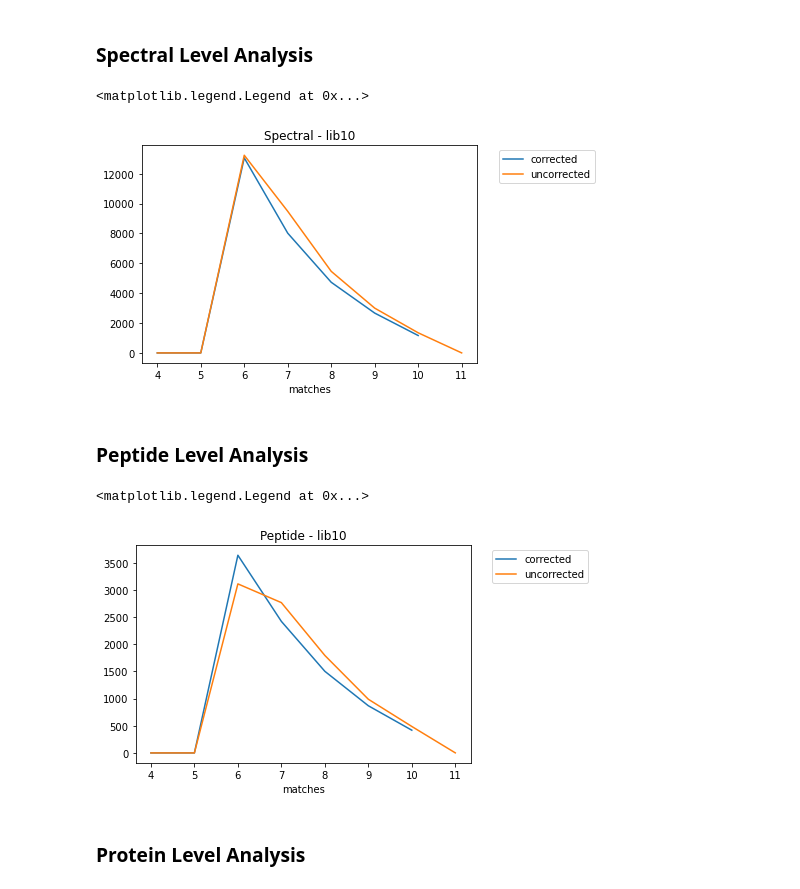
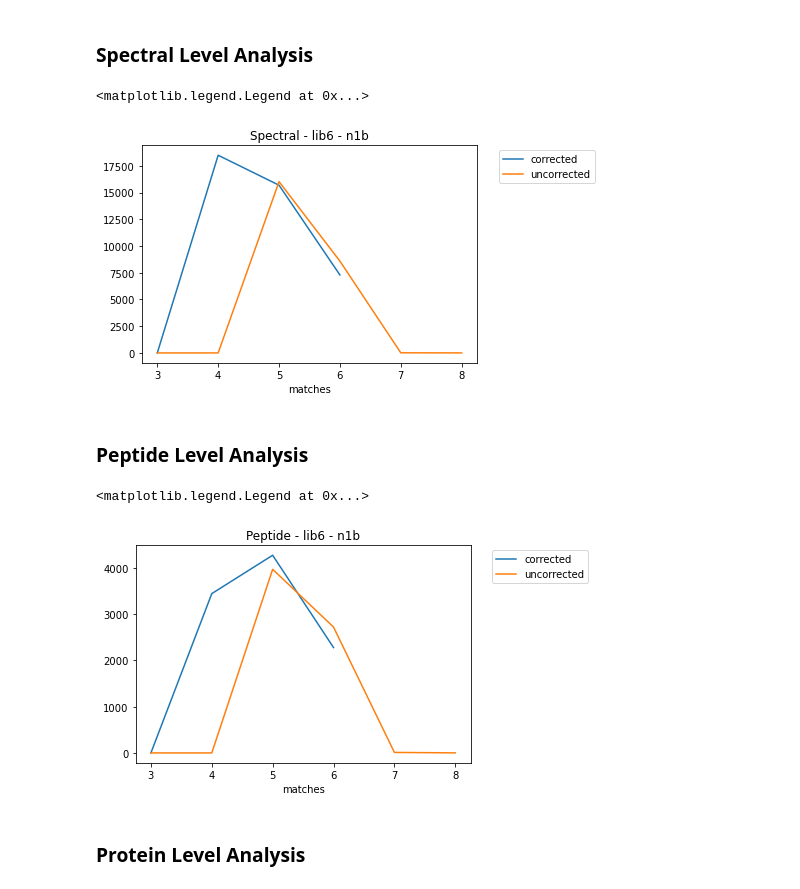
Before and after one commit to xomicsdatascience/zoDIAq, a Jupyter notebook: FDRGraph_graphs_libraryVariants.ipynb, the cells around one changed output. Saved outputs shown, nothing was run; the diff lists cells and outputs as text; code cells hidden in the pictures.

```diff
--- a/FDRGraph_graphs_libraryVariants.ipynb
+++ b/FDRGraph_graphs_libraryVariants.ipynb
@@ -56,8 +58,9 @@ print(len(listOfFiles))
 #listOfFiles = listOfFiles[52:70]
 #listOfFiles = listOfFiles[70:]
 
-#listOfFiles = [x for x in listOfFiles if '5peaks' in x]
-listOfFiles = [x for x in listOfFiles if '10peaks' in x]
+listOfFiles = [x for x in listOfFiles if ('6peaks' in x and 'n1b' in x)]
+#listOfFiles = [x for x in listOfFiles if '6peaks' in x]
+#listOfFiles = [x for x in listOfFiles if '10peaks' in x]
 #listOfFiles = [x for x in listOfFiles if '20peaks' in x]
 #listOfFiles = [x for x in listOfFiles if '31peaks' in x]
 
@@ -152,20 +140,20 @@ fontP.set_size('medium')
 # %%
 spectrumFDR = spectrum.pivot(index='matches', columns='group', values='FDRCutoff')
 spectrumFDR.plot()
-pyplot.title('Spectral - lib10')
+pyplot.title('Spectral - lib6 - n1b')
 pyplot.legend(bbox_to_anchor=(1.05, 1), loc='upper left', prop=fontP)
 # %% [output]
 <matplotlib.legend.Legend at 0x...>
-[figure, old version]
+[figure, new version]
 # %% [markdown]
 ### Peptide Level Analysis
 # %%
 peptideFDR = peptide.pivot(index='matches', columns='group', values='FDRCutoff')
 peptideFDR.plot()
-pyplot.title('Peptide - lib10')
+pyplot.title('Peptide - lib6 - n1b')
 pyplot.legend(bbox_to_anchor=(1.05, 1), loc='upper left', prop=fontP)
 # %% [output]
 <matplotlib.legend.Legend at 0x...>
-[figure, old version]
+[figure, new version]
 # %% [markdown]
 ### Protein Level Analysis
```
Also changed, not shown: parts of 46 cells of this notebook, 27 other files.
